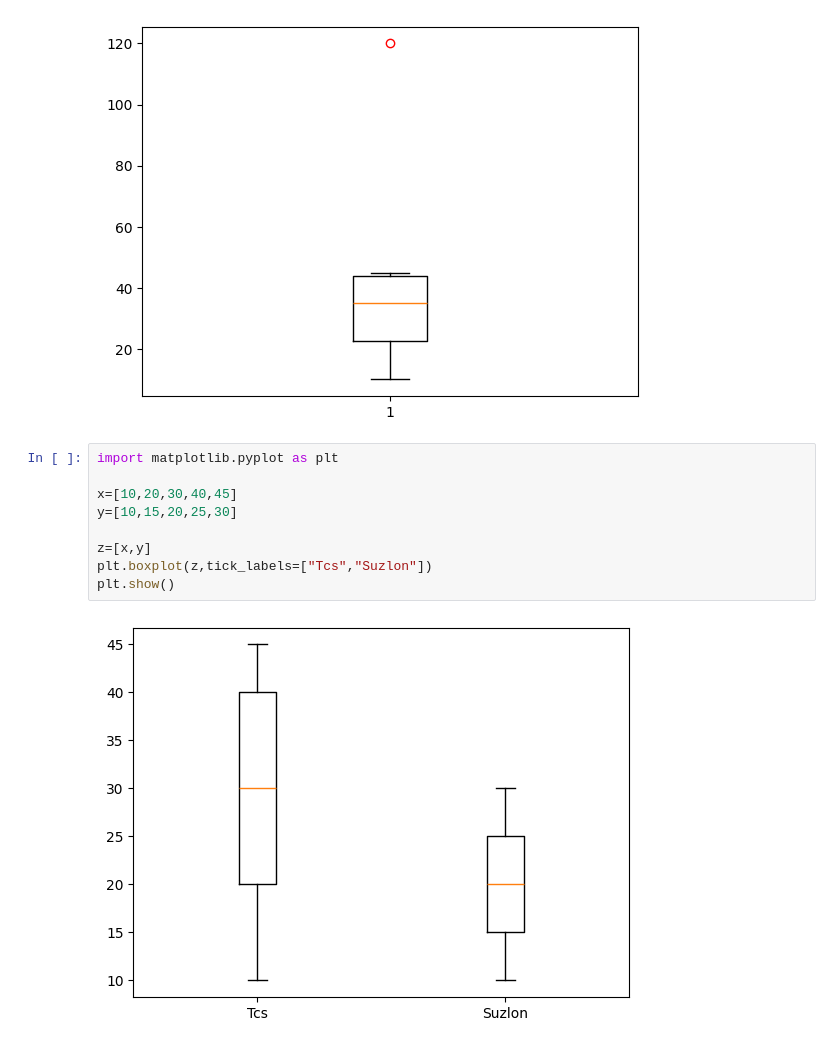
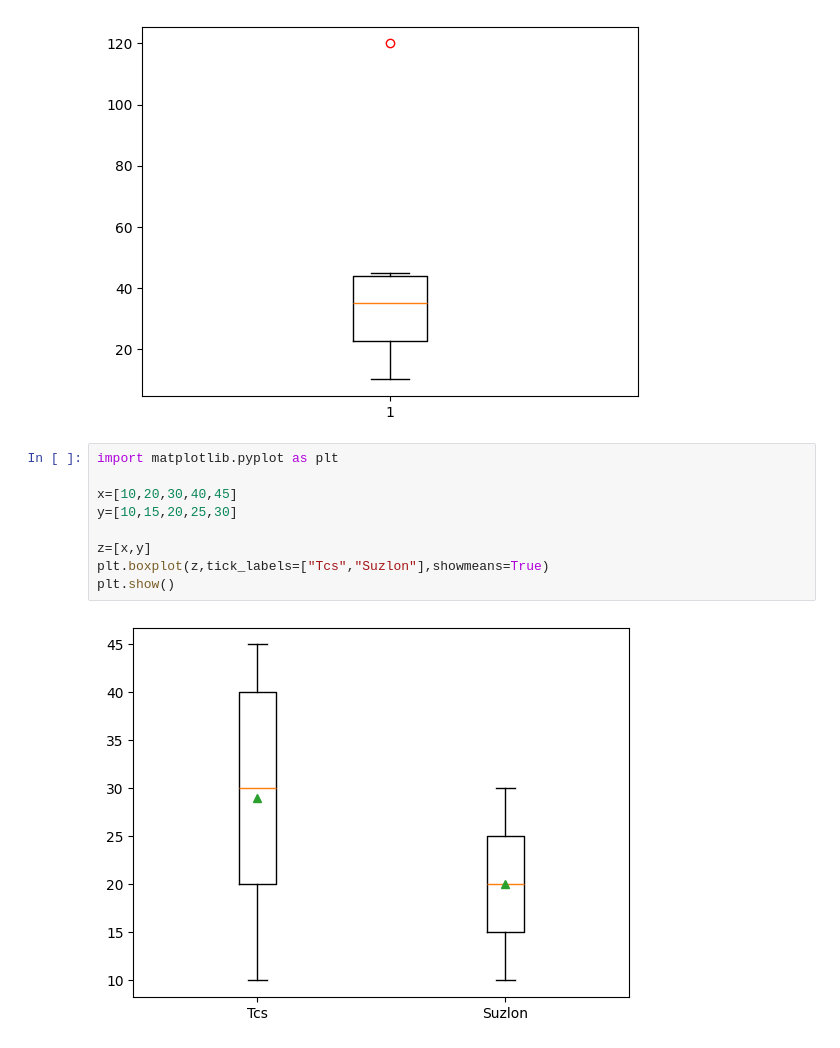
Before and after one commit to NishmthaM/matplotlib_python, a Jupyter notebook: Matplotlib.ipynb, the cells around one changed output. Cells and saved outputs as stored; diff of their text form.

```diff
--- a/Matplotlib.ipynb
+++ b/Matplotlib.ipynb
@@ -521,11 +521,11 @@ plt.show()
 # %%
 import matplotlib.pyplot as plt
 
 x=[10,20,30,40,45]
 y=[10,15,20,25,30]
 
 z=[x,y]
-plt.boxplot(z,tick_labels=["Tcs","Suzlon"])
+plt.boxplot(z,tick_labels=["Tcs","Suzlon"],showmeans=True)
 plt.show()
 # %% [output]
-[figure, old version]
+[figure, new version]
```
Also changed, not shown: parts of 2 cells of this notebook.
